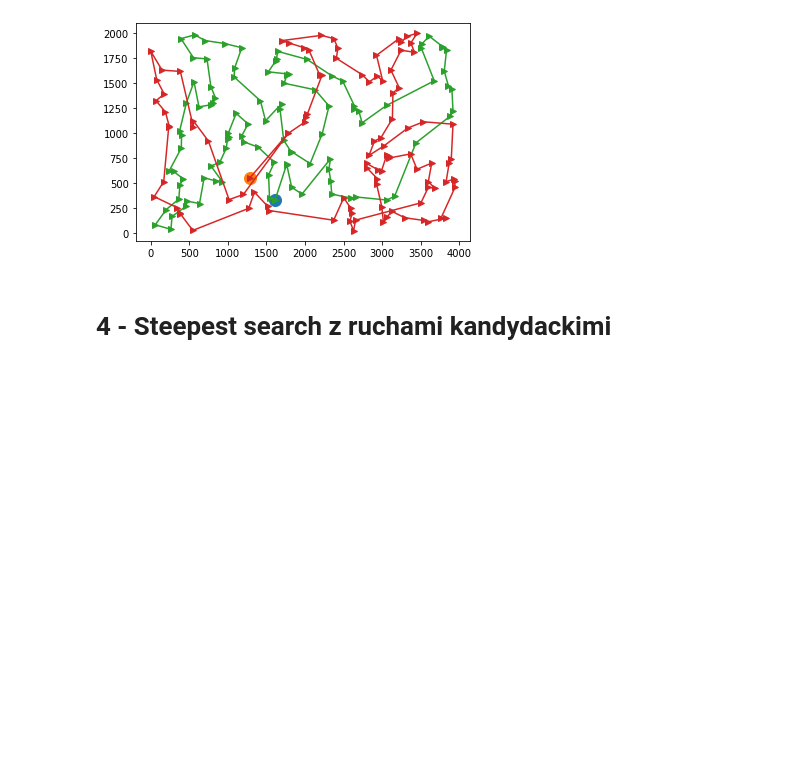
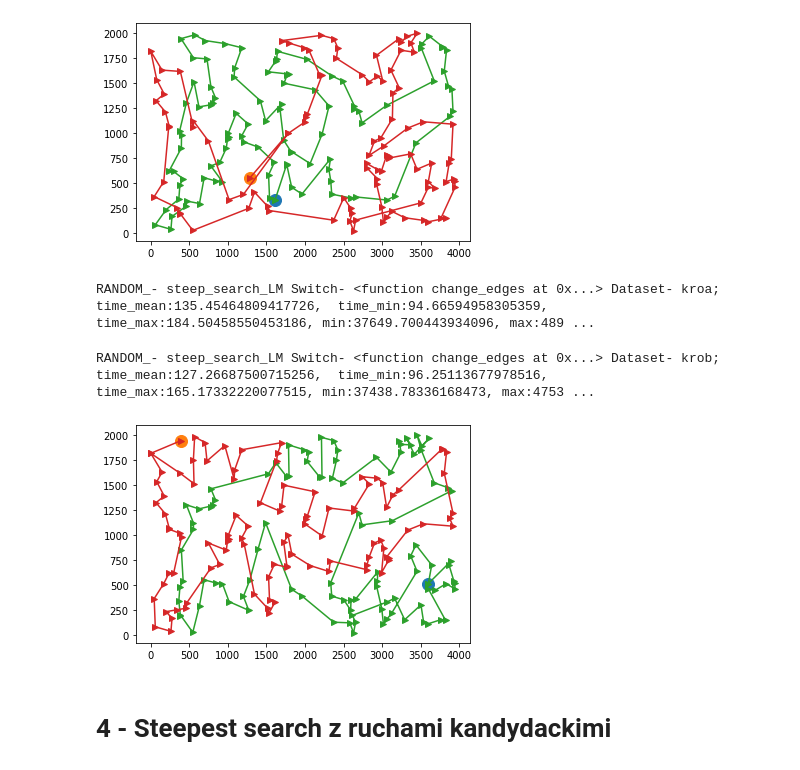
Before and after one commit to mikolaj-sienkiewicz/PP_Inteligente_Metody_Optymalizacji, a Jupyter notebook: Lab3/Lab3Papito.ipynb, the cells around one changed output. Drawn from its saved outputs; the diff is of its cells as text; code cells hidden in the pictures; blank space fills up the shorter version.

```diff
--- a/Lab3/Lab3Papito.ipynb
+++ b/Lab3/Lab3Papito.ipynb
@@ -970,5 +980,46 @@ for dataset_choice in ['kroa', 'krob']:
 RANDOM_- steep_search_LM Switch- <function change_edges at 0x...> Init_random- False Dataset- kroa; time_mean:132.90099024772644,  time_min:113.0619056224823, time_max:157.41943311691284, min:40908.91 ...
 RANDOM_- steep_search_LM Switch- <function change_edges at 0x...> Init_random- False Dataset- krob; time_mean:138.5536344051361,  time_min:127.46117353439331, time_max:152.0145881175995, min:39104.269 ...
 [figure]
+# %%
+# uruchomienie najlepszego czystego steepest (Heuristic+Steep+Change edges)
+
+N = 100
+dataset_choice = "kroa"
+search = steep_search_LM
+switch=change_edges
+
+for dataset_choice in ['kroa', 'krob']:
+    if dataset_choice=="kroa":
+        dataset=np_kroa
+        dist=copy.deepcopy(dista)
+    else:
+        dataset=np_krob
+        dist=copy.deepcopy(distb)
+
+    timeTable = []
+    distanceTable = []
+    cyclesTable = []
+    bestDistance = 0
+    for _ in tqdm(range(N)):
+        startTime = time()
+        cycles, bestDistance = search(dist, dataset, 60, switch=switch)
+        distanceTable.append(bestDistance)
+        cyclesTable.append(cycles)
+        timeTable.append(time() - startTime)
+    print(f"RANDOM_- {search.__name__} Switch- {switch} Dataset- {dataset_choice}; time_mean:{np.mean(timeTable)},  time_min:{np.min(timeTable)}, time_max:{np.max(timeTable)}, min:{np.min(distanceTable)}, max:{np.max(distanceTable)}, mean:{np.mean(distanceTable)}")
+    with open(f"{dataset_choice}_steep_search_Results.txt","w") as f:
+        f.write(f"{search.__name__} Switch- {switch} Dataset- {dataset_choice}; time_mean:{np.mean(timeTable)},  time_min:{np.min(timeTable)}, time_max:{np.max(timeTable)}, min:{np.min(distanceTable)}, max:{np.max(distanceTable)}, mean:{np.mean(distanceTable)}\n")
+
+    plt.clf()
+    plt.plot(dataset[:,0][cycles[0][0]], dataset[:,1][cycles[0][0]], "o", markersize=12)
+    plt.plot(dataset[:,0][cycles[1][0]], dataset[:,1][cycles[1][0]], "o", markersize=12)
+    plt.plot(dataset[:,0][[*cycles[0],cycles[0][0]]], dataset[:,1][[*cycles[0],cycles[0][0]]], "->")
+    plt.plot(dataset[:,0][[*cycles[1],cycles[1][1]]], dataset[:,1][[*cycles[1],cycles[1][1]]], "->")
+
+    plt.savefig(f'RANDOM_best_NN_{search.__name__}_{switch}_{dataset_choice}.png')
+# %% [output]
+RANDOM_- steep_search_LM Switch- <function change_edges at 0x...> Dataset- kroa; time_mean:135.45464809417726,  time_min:94.66594958305359, time_max:184.50458550453186, min:37649.700443934096, max:489 ...
+RANDOM_- steep_search_LM Switch- <function change_edges at 0x...> Dataset- krob; time_mean:127.26687500715256,  time_min:96.25113677978516, time_max:165.17332220077515, min:37438.78336168473, max:4753 ...
+[figure, added]
 # %% [markdown]
 # 4 - Steepest search z ruchami kandydackimi
```
Also changed, not shown: parts of 2 cells of this notebook, 7 other files.
